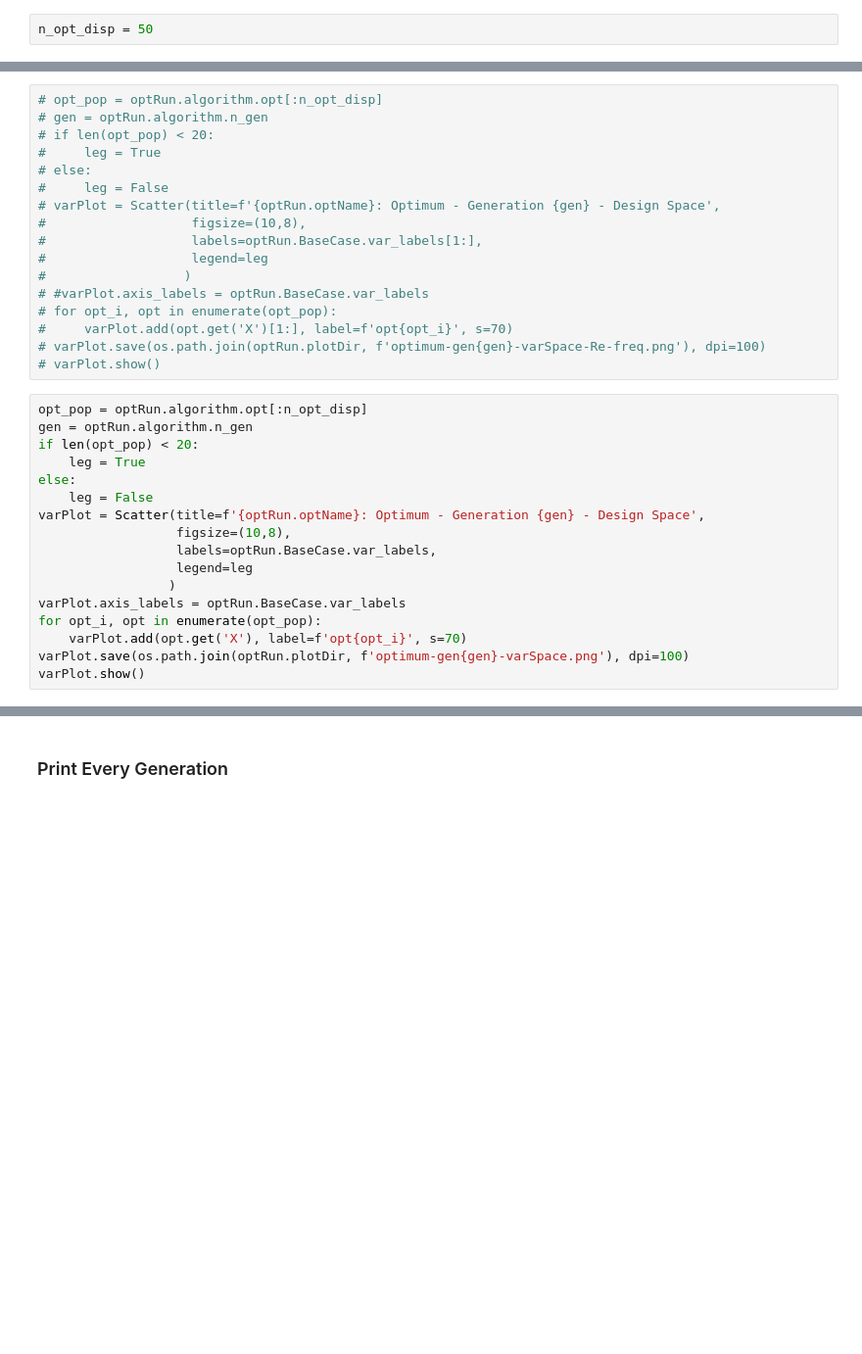
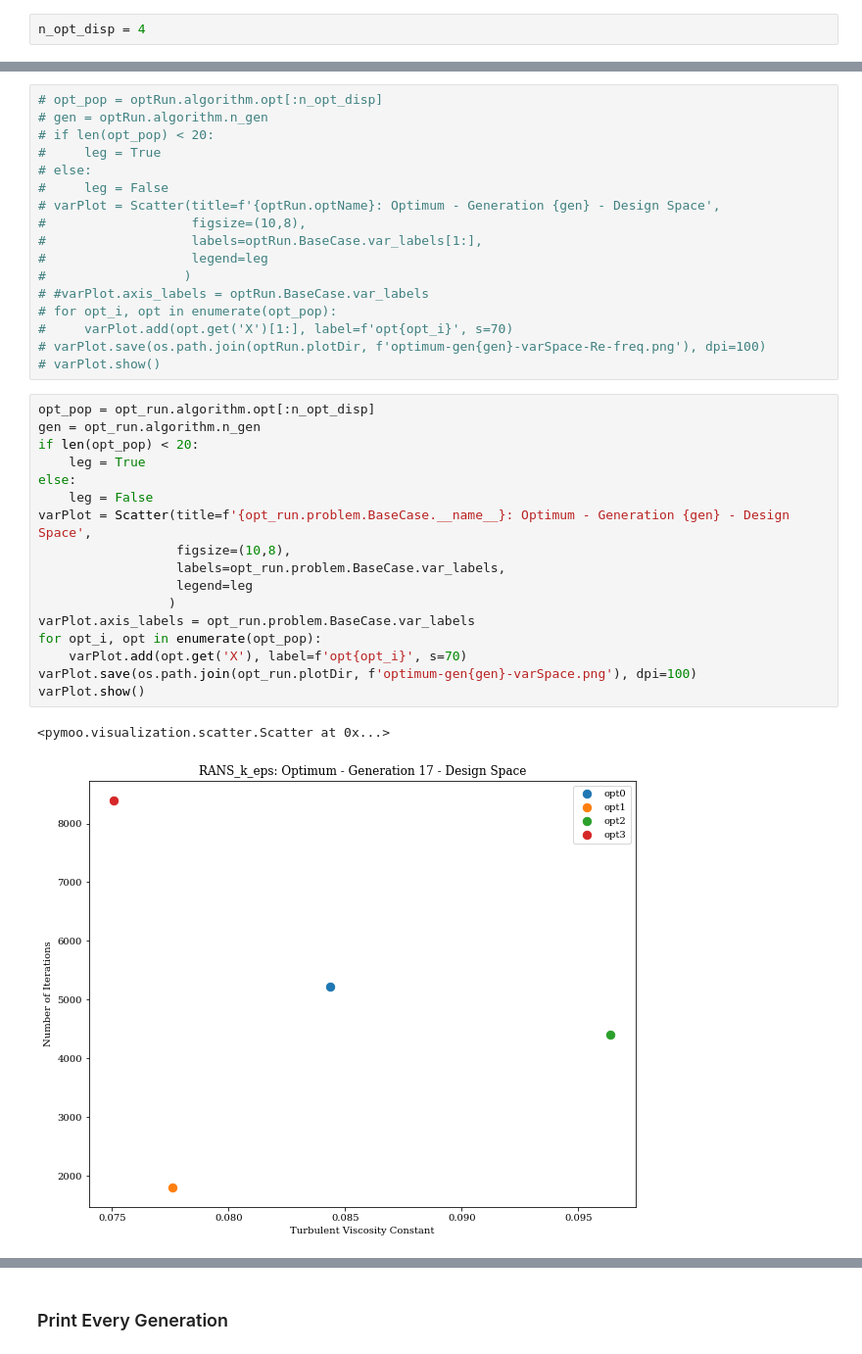
Before and after one commit to gmclove/pymooCFD, a Jupyter notebook: optPostProc.ipynb, the cells around one changed output, grey strips where cells are left out. Shown at 98% size. Saved outputs shown, nothing was run; the diff lists cells and outputs as text; blank space fills up the shorter version.

```diff
--- a/optPostProc.ipynb
+++ b/optPostProc.ipynb
@@ -669,3 +670,3 @@ print(labels_proc)
 # %%
-n_opt_disp = 50
+n_opt_disp = 4
 # %%
@@ -720,20 +722,23 @@ n_opt_disp = 50
 # varPlot.save(os.path.join(optRun.plotDir, f'optimum-gen{gen}-varSpace-Re-freq.png'), dpi=100)
 # varPlot.show()
 # %%
-opt_pop = optRun.algorithm.opt[:n_opt_disp]
-gen = optRun.algorithm.n_gen
+opt_pop = opt_run.algorithm.opt[:n_opt_disp]
+gen = opt_run.algorithm.n_gen
 if len(opt_pop) < 20:
     leg = True
 else:
     leg = False
-varPlot = Scatter(title=f'{optRun.optName}: Optimum - Generation {gen} - Design Space',
+varPlot = Scatter(title=f'{opt_run.problem.BaseCase.__name__}: Optimum - Generation {gen} - Design Space',
                   figsize=(10,8),
-                  labels=optRun.BaseCase.var_labels,
+                  labels=opt_run.problem.BaseCase.var_labels,
                   legend=leg
                  )
-varPlot.axis_labels = optRun.BaseCase.var_labels
+varPlot.axis_labels = opt_run.problem.BaseCase.var_labels
 for opt_i, opt in enumerate(opt_pop):
     varPlot.add(opt.get('X'), label=f'opt{opt_i}', s=70)
-varPlot.save(os.path.join(optRun.plotDir, f'optimum-gen{gen}-varSpace.png'), dpi=100)
+varPlot.save(os.path.join(opt_run.plotDir, f'optimum-gen{gen}-varSpace.png'), dpi=100)
 varPlot.show()
+# %% [output]
+<pymoo.visualization.scatter.Scatter at 0x...>
+[figure, added]
 # %%
```
Also changed, not shown: parts of 15 cells of this notebook.
